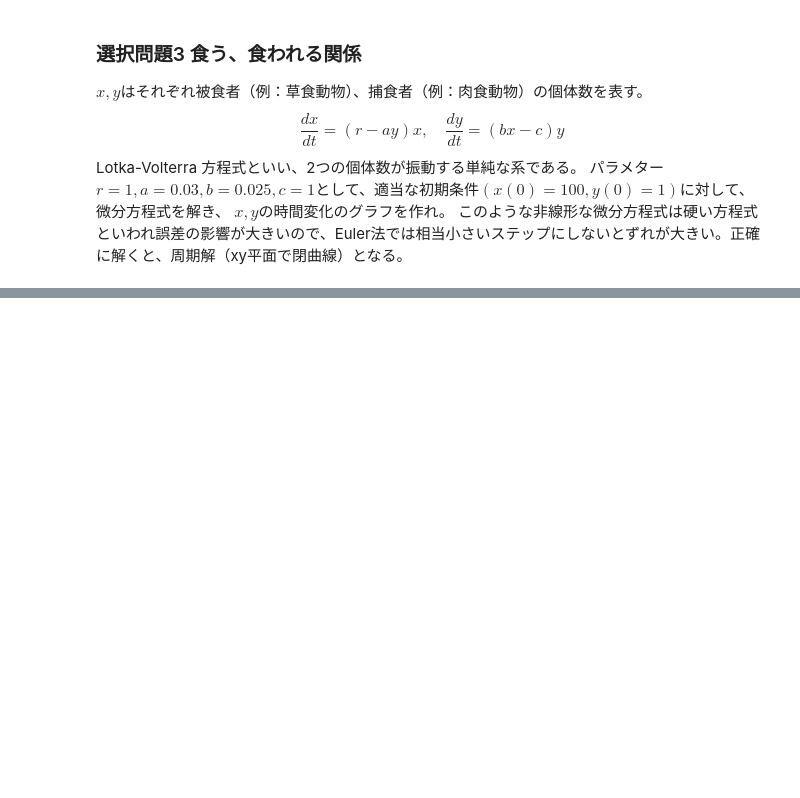
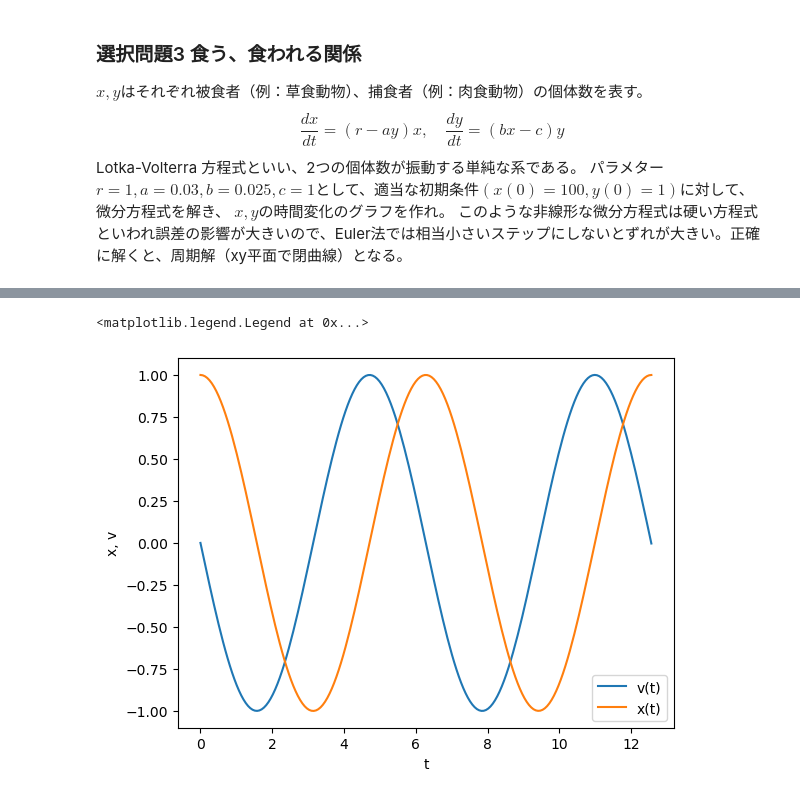
Before and after one commit to kyorin-phys/joho, a Jupyter notebook: p8.ipynb, the cells around one changed output, grey strips where cells are left out. Saved outputs shown, nothing was run; the diff lists cells and outputs as text; code cells hidden in the pictures; blank space fills up the shorter version.

```diff
--- a/p8.ipynb
+++ b/p8.ipynb
@@ -445,0 +490,19 @@ $x, y$の時間変化のグラフを作れ。
+# %%
+def deriv(t, y, omega):
+    v, x = y
+    return [-omega**2*x, v]
+omega = 1
+tmax = 4*np.pi
+tspan = [0, tmax]
+teval = np.linspace(0, tmax, 200)
+y0 = [0, 1]
+sol = solve_ivp(deriv, tspan, y0, t_eval=teval, args=(omega, ))
+# %%
+plt.plot(sol.t, sol.y[0],label='v(t)')
+plt.plot(sol.t, sol.y[1],label='x(t)')
+plt.xlabel('t')
+plt.ylabel('x, v')
+plt.legend()
+# %% [output]
+<matplotlib.legend.Legend at 0x...>
+[figure, added]
```
Also changed, not shown: parts of 6 cells of this notebook.
